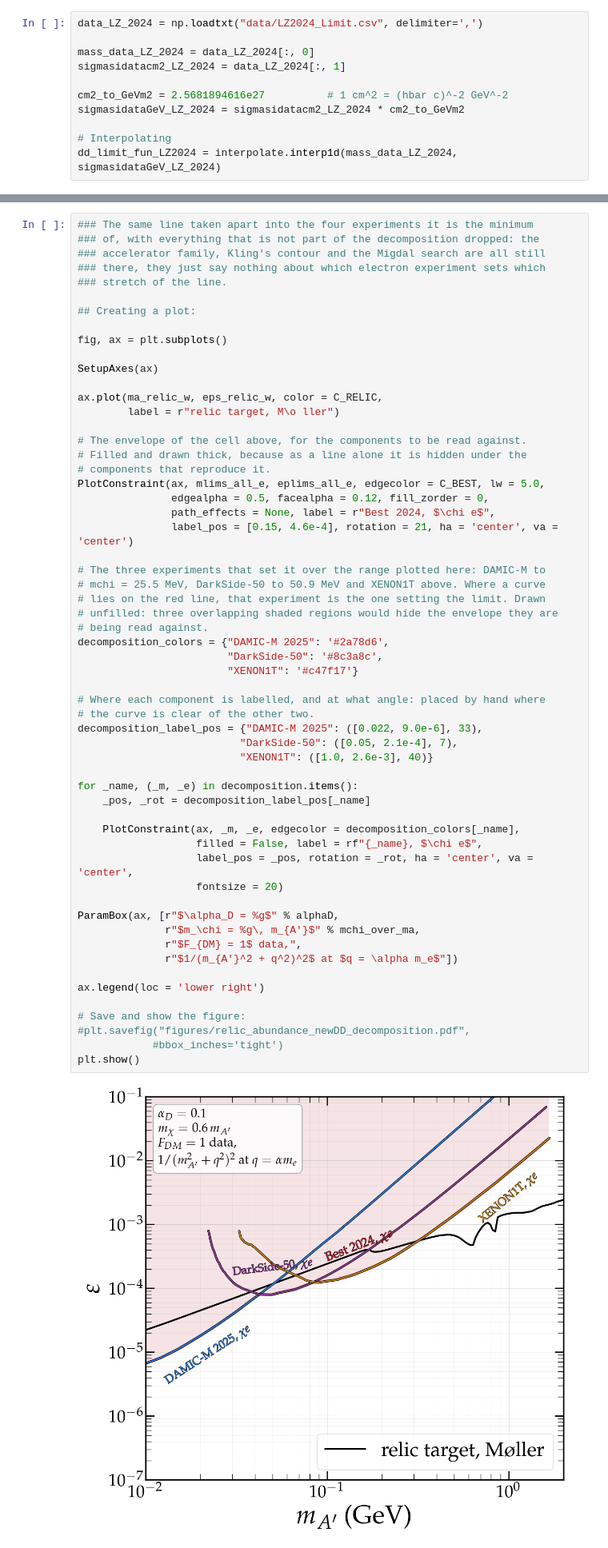
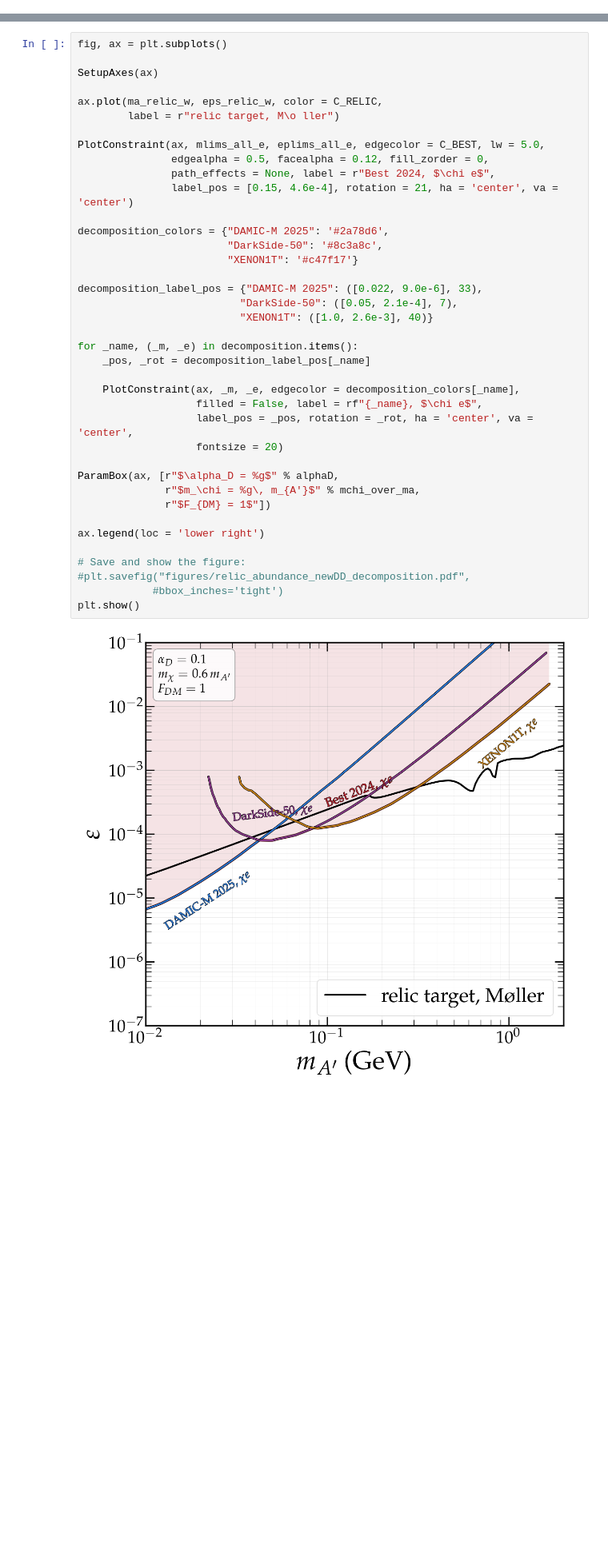
Before and after one commit to sgogoeg/bcgs_internship, a Jupyter notebook: Code/Direct_detection.ipynb, the cells around one changed output, grey strips where cells are left out. Shown at 80% size. Drawn from its saved outputs; the diff is of its cells as text; blank space fills up the shorter version.

```diff
--- a/Code/Direct_detection.ipynb
+++ b/Code/Direct_detection.ipynb
@@ -202,17 +183,6 @@ ax.legend(loc = 'upper center', bbox_to_anchor = (0.5, 1.12), ncol = 2)
 plt.show()
 # %% [output]
 [figure]
-# %%
-data_LZ_2024 = np.loadtxt("data/LZ2024_Limit.csv", delimiter=',')
-
-mass_data_LZ_2024 = data_LZ_2024[:, 0]
-sigmasidatacm2_LZ_2024 = data_LZ_2024[:, 1]
-
-cm2_to_GeVm2 = 2.5681894616e27          # 1 cm^2 = (hbar c)^-2 GeV^-2
-sigmasidataGeV_LZ_2024 = sigmasidatacm2_LZ_2024 * cm2_to_GeVm2
-
-# Interpolating
-dd_limit_fun_LZ2024 = interpolate.interp1d(mass_data_LZ_2024, sigmasidataGeV_LZ_2024)
 # %% [markdown]
 ### SI - Interaction cross section
 # %% [markdown]
@@ -698,14 +461,6 @@ plt.show()
 | 25.5 - 50.9 MeV | 42.5 - 84.8 MeV | DarkSide-50 | [2207.11968](https://arxiv.org/pdf/2207.11968) |
 | above 50.9 MeV | above 84.8 MeV | XENON1T | [1907.11485](https://arxiv.org/pdf/1907.11485) |
 # %%
-### The same line taken apart into the four experiments it is the minimum
-### of, with everything that is not part of the decomposition dropped: the
-### accelerator family, Kling's contour and the Migdal search are all still
-### there, they just say nothing about which electron experiment sets which
-### stretch of the line.
-
-## Creating a plot:
-
 fig, ax = plt.subplots()
 
 SetupAxes(ax)
@@ -713,50 +468,39 @@ SetupAxes(ax)
 ax.plot(ma_relic_w, eps_relic_w, color = C_RELIC,
         label = r"relic target, M\o ller")
 
-# The envelope of the cell above, for the components to be read against.
-# Filled and drawn thick, because as a line alone it is hidden under the
-# components that reproduce it.
 PlotConstraint(ax, mlims_all_e, eplims_all_e, edgecolor = C_BEST, lw = 5.0,
                edgealpha = 0.5, facealpha = 0.12, fill_zorder = 0,
                path_effects = None, label = r"Best 2024, $\chi e$",
                label_pos = [0.15, 4.6e-4], rotation = 21, ha = 'center', va = 'center')
 
-# The three experiments that set it over the range plotted here: DAMIC-M to
-# mchi = 25.5 MeV, DarkSide-50 to 50.9 MeV and XENON1T above. Where a curve
-# lies on the red line, that experiment is the one setting the limit. Drawn
-# unfilled: three overlapping shaded regions would hide the envelope they are
-# being read against.
 decomposition_colors = {"DAMIC-M 2025": '#2a78d6',
                         "DarkSide-50": '#8c3a8c',
                         "XENON1T": '#c47f17'}
 
-# Where each component is labelled, and at what angle: placed by hand where
-# the curve is clear of the other two.
 decomposition_label_pos = {"DAMIC-M 2025": ([0.022, 9.0e-6], 33),
                           "DarkSide-50": ([0.05, 2.1e-4], 7),
                           "XENON1T": ([1.0, 2.6e-3], 40)}
 
 for _name, (_m, _e) in decomposition.items():
     _pos, _rot = decomposition_label_pos[_name]
 
     PlotConstraint(ax, _m, _e, edgecolor = decomposition_colors[_name],
                    filled = False, label = rf"{_name}, $\chi e$",
                    label_pos = _pos, rotation = _rot, ha = 'center', va = 'center',
                    fontsize = 20)
 
 ParamBox(ax, [r"$\alpha_D = %g$" % alphaD,
               r"$m_\chi = %g\, m_{A'}$" % mchi_over_ma,
-              r"$F_{DM} = 1$ data,",
-              r"$1/(m_{A'}^2 + q^2)^2$ at $q = \alpha m_e$"])
+              r"$F_{DM} = 1$"])
 
 ax.legend(loc = 'lower right')
 
 # Save and show the figure:
 #plt.savefig("figures/relic_abundance_newDD_decomposition.pdf",
             #bbox_inches='tight')
 plt.show()
 # %% [output]
-[figure, old version]
+[figure, new version]
 # %% [markdown]
 ## The final direct detection set
 
```
Also changed, not shown: parts of 26 cells of this notebook, 5 other files.
